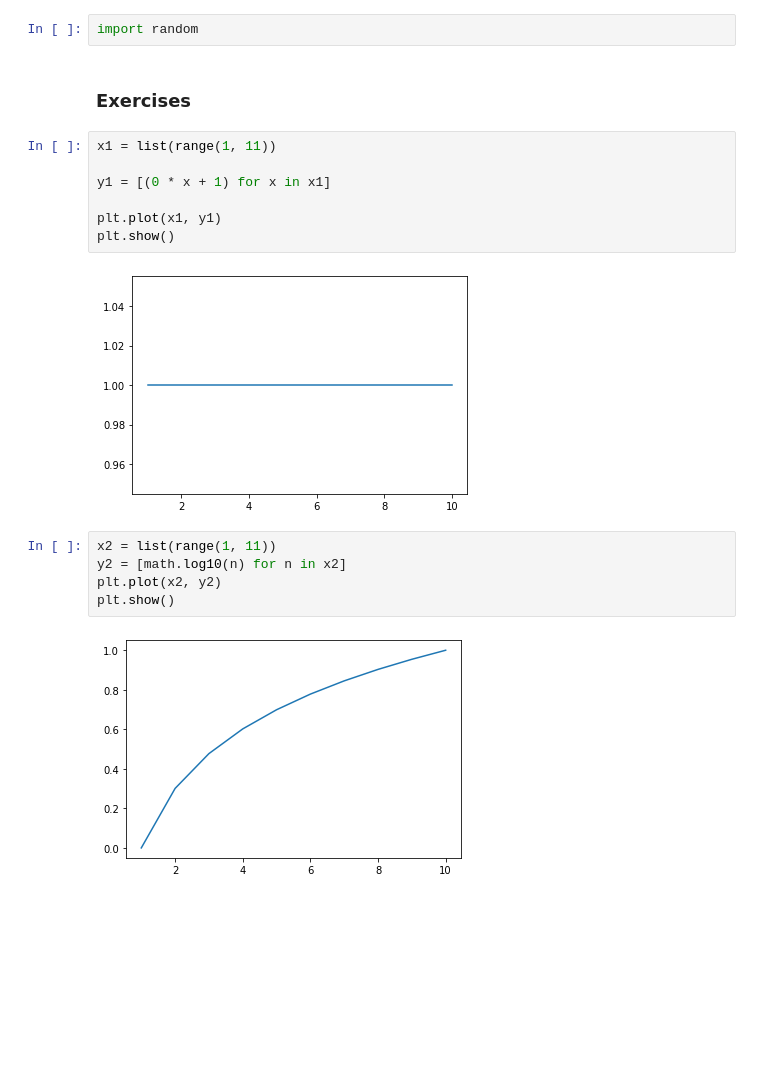
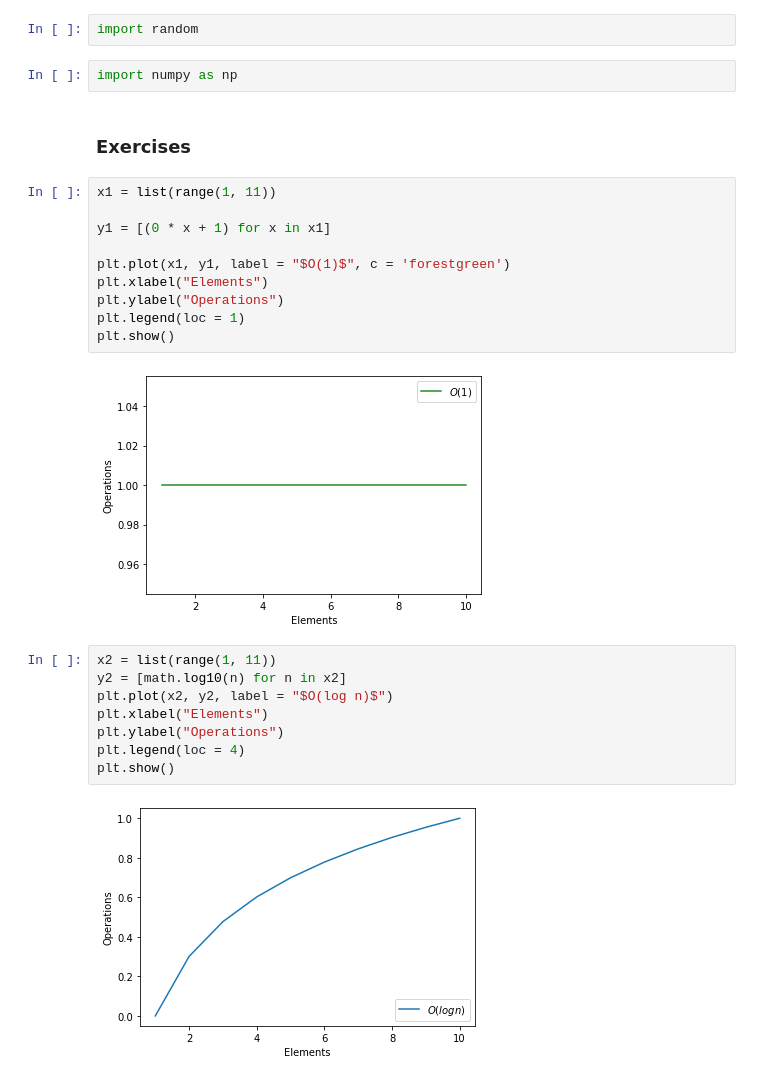
Before and after one commit to lukewbecker/numpy-pandas-visualization-exercises, a Jupyter notebook: big_o_notation.ipynb, the cells around one changed output. Drawn from its saved outputs; the diff is of its cells as text; blank space fills up the shorter version.

```diff
--- a/big_o_notation.ipynb
+++ b/big_o_notation.ipynb
@@ -43,21 +43,29 @@ import matplotlib.pyplot as plt
 import math
 # %%
 import random
+# %%
+import numpy as np
 # %% [markdown]
 ### Exercises
 # %%
 x1 = list(range(1, 11))
 
 y1 = [(0 * x + 1) for x in x1]
 
-plt.plot(x1, y1)
+plt.plot(x1, y1, label = "$O(1)$", c = 'forestgreen')
+plt.xlabel("Elements")
+plt.ylabel("Operations")
+plt.legend(loc = 1)
 plt.show()
 # %% [output]
-[figure, old version]
+[figure, new version]
 # %%
 x2 = list(range(1, 11))
 y2 = [math.log10(n) for n in x2]
-plt.plot(x2, y2)
+plt.plot(x2, y2, label = "$O(log n)$")
+plt.xlabel("Elements")
+plt.ylabel("Operations")
+plt.legend(loc = 4)
 plt.show()
 # %% [output]
-[figure, old version]
+[figure, new version]
```
Also changed, not shown: parts of 11 cells of this notebook.
